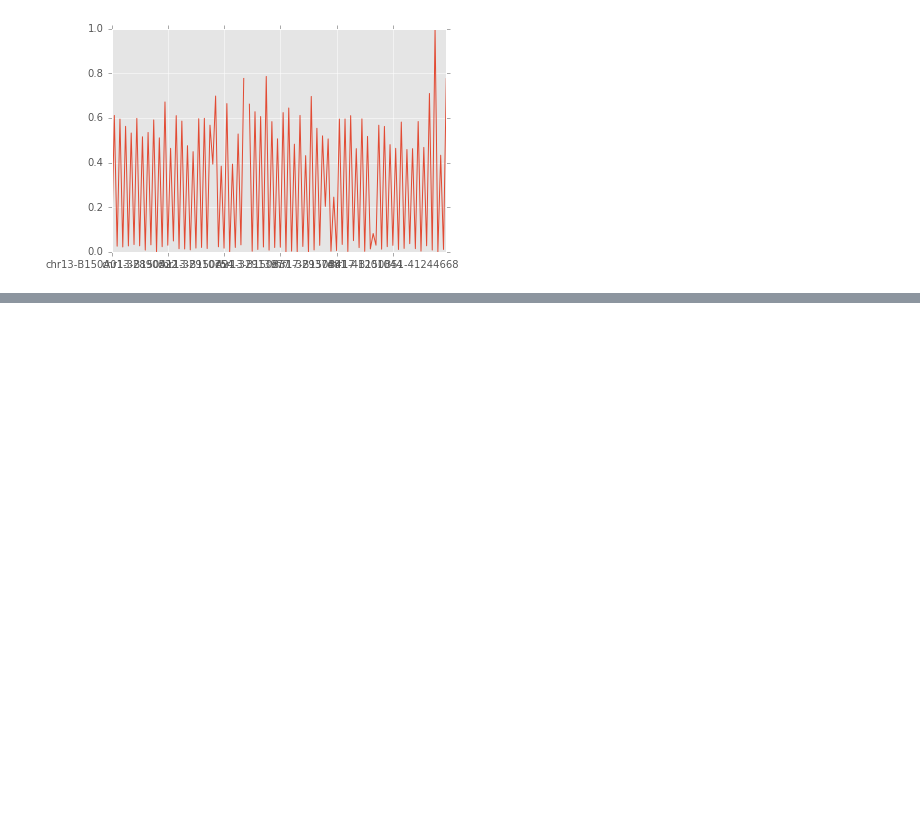
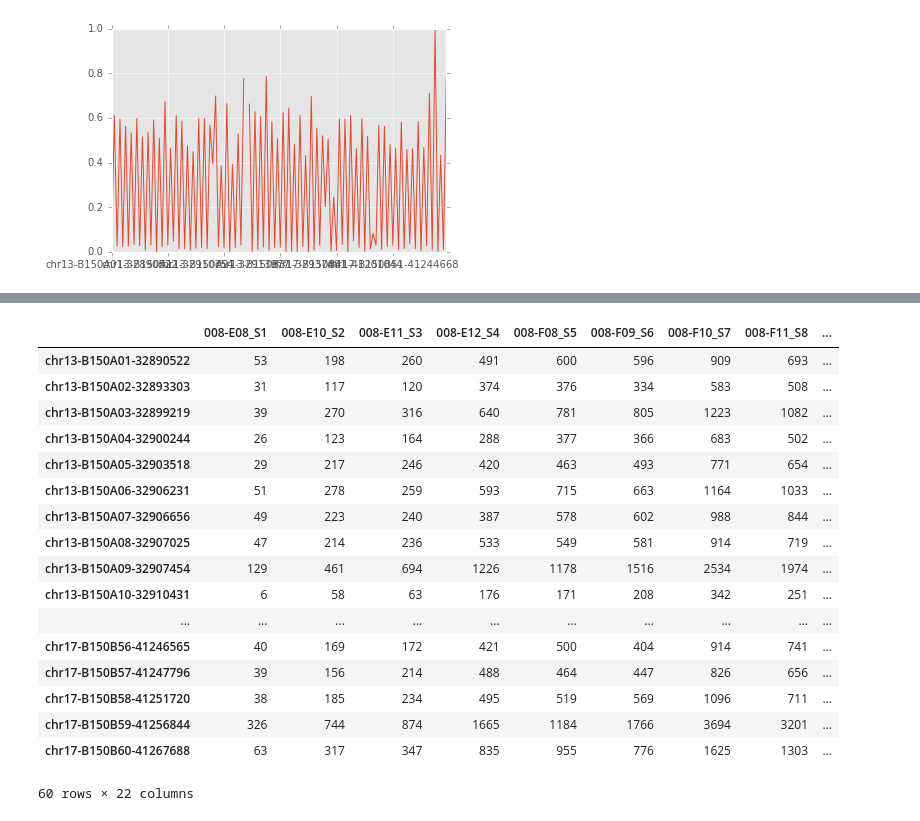
Before and after one commit to langerdan/weicongcong2, a Jupyter notebook: ipynb/BRCA_LargeDel_Analysis.ipynb, the cells around one changed output, grey strips where cells are left out. Drawn from its saved outputs; the diff is of its cells as text; code cells hidden in the pictures; blank space fills up the shorter version.

```diff
--- a/ipynb/BRCA_LargeDel_Analysis.ipynb
+++ b/ipynb/BRCA_LargeDel_Analysis.ipynb
@@ -146,0 +244,21 @@ data_norm_by_double['008-E10_S2'].plot()
+# %%
+data[::2]
+# %% [output]
+|  | 008-E08_S1 | 008-E10_S2 | 008-E11_S3 | 008-E12_S4 | 008-F08_S5 | 008-F09_S6 | 008-F10_S7 | 008-F11_S8 | ... |
+| chr13-B150A01-32890522 | 53 | 198 | 260 | 491 | 600 | 596 | 909 | 693 | ... |
+| chr13-B150A02-32893303 | 31 | 117 | 120 | 374 | 376 | 334 | 583 | 508 | ... |
+| chr13-B150A03-32899219 | 39 | 270 | 316 | 640 | 781 | 805 | 1223 | 1082 | ... |
+| chr13-B150A04-32900244 | 26 | 123 | 164 | 288 | 377 | 366 | 683 | 502 | ... |
+| chr13-B150A05-32903518 | 29 | 217 | 246 | 420 | 463 | 493 | 771 | 654 | ... |
+| chr13-B150A06-32906231 | 51 | 278 | 259 | 593 | 715 | 663 | 1164 | 1033 | ... |
+| chr13-B150A07-32906656 | 49 | 223 | 240 | 387 | 578 | 602 | 988 | 844 | ... |
+| chr13-B150A08-32907025 | 47 | 214 | 236 | 533 | 549 | 581 | 914 | 719 | ... |
+| chr13-B150A09-32907454 | 129 | 461 | 694 | 1226 | 1178 | 1516 | 2534 | 1974 | ... |
+| chr13-B150A10-32910431 | 6 | 58 | 63 | 176 | 171 | 208 | 342 | 251 | ... |
+| ... | ... | ... | ... | ... | ... | ... | ... | ... | ... |
+| chr17-B150B56-41246565 | 40 | 169 | 172 | 421 | 500 | 404 | 914 | 741 | ... |
+| chr17-B150B57-41247796 | 39 | 156 | 214 | 488 | 464 | 447 | 826 | 656 | ... |
+| chr17-B150B58-41251720 | 38 | 185 | 234 | 495 | 519 | 569 | 1096 | 711 | ... |
+| chr17-B150B59-41256844 | 326 | 744 | 874 | 1665 | 1184 | 1766 | 3694 | 3201 | ... |
+| chr17-B150B60-41267688 | 63 | 317 | 347 | 835 | 955 | 776 | 1625 | 1303 | ... |
+60 rows × 22 columns
```
Also changed, not shown: parts of 18 cells of this notebook, 1 other file.
